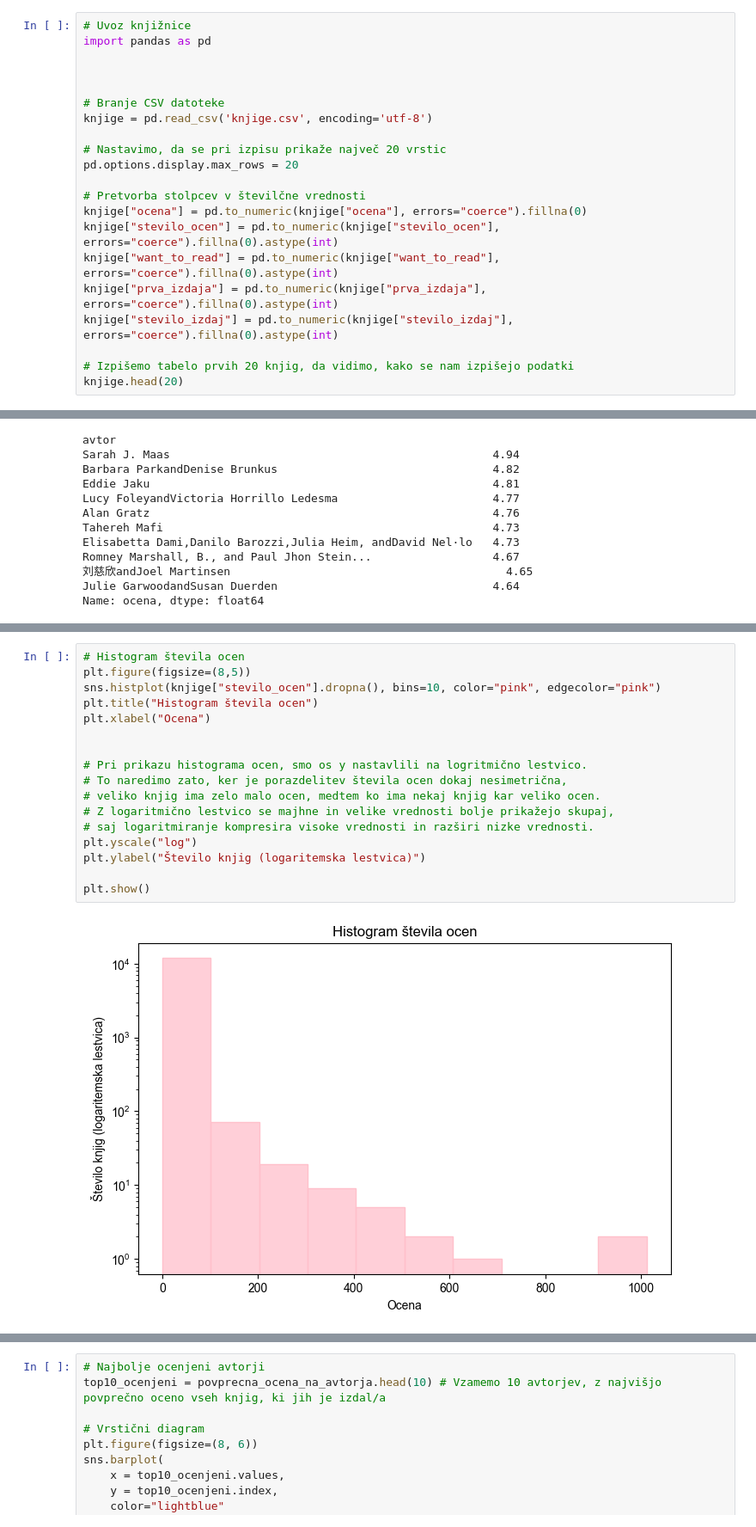
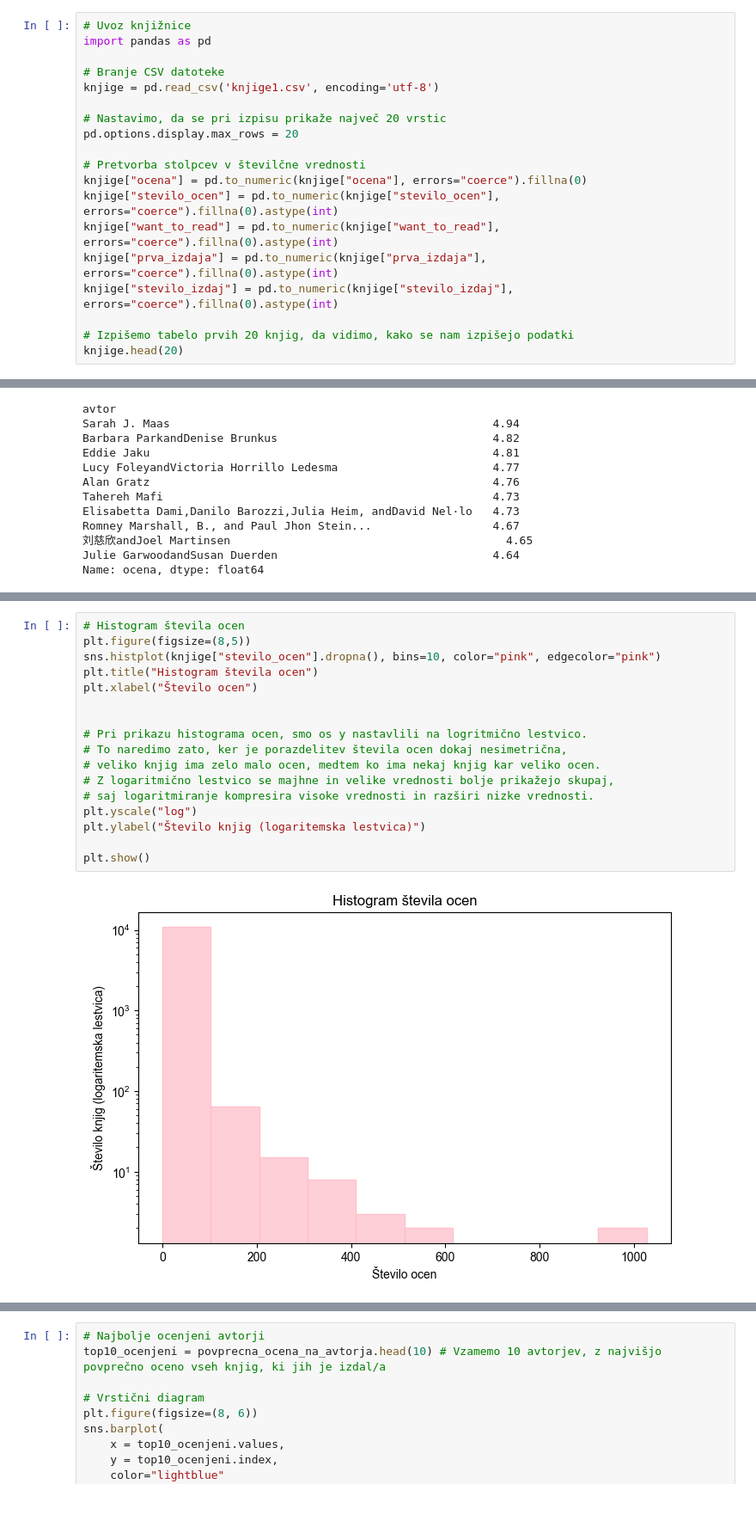
Before and after one commit to zalaplesec/Book-analysis, a Jupyter notebook: analiza.ipynb, the cells around one changed output, grey strips where cells are left out. Shown at 86% size. Drawn from its saved outputs; the diff is of its cells as text.

```diff
--- a/analiza.ipynb
+++ b/analiza.ipynb
@@ -26,10 +8,8 @@ Note: you may need to restart the kernel to use updated packages.
 # Uvoz knjižnice
 import pandas as pd
 
-
-
 # Branje CSV datoteke
-knjige = pd.read_csv('knjige.csv', encoding='utf-8')
+knjige = pd.read_csv('knjige1.csv', encoding='utf-8')
 
 # Nastavimo, da se pri izpisu prikaže največ 20 vrstic
 pd.options.display.max_rows = 20
@@ -273,19 +265,19 @@ plt.show()
 # %%
 # Histogram števila ocen
 plt.figure(figsize=(8,5))
 sns.histplot(knjige["stevilo_ocen"].dropna(), bins=10, color="pink", edgecolor="pink")
 plt.title("Histogram števila ocen")
-plt.xlabel("Ocena")
+plt.xlabel("Število ocen")
 
 
 # Pri prikazu histograma ocen, smo os y nastavlili na logritmično lestvico.
 # To naredimo zato, ker je porazdelitev števila ocen dokaj nesimetrična,
 # veliko knjig ima zelo malo ocen, medtem ko ima nekaj knjig kar veliko ocen.
 # Z logaritmično lestvico se majhne in velike vrednosti bolje prikažejo skupaj,
 # saj logaritmiranje kompresira visoke vrednosti in razširi nizke vrednosti.
 plt.yscale("log")
 plt.ylabel("Število knjig (logaritemska lestvica)")
 
 plt.show()
 # %% [output]
-[figure, old version]
+[figure, new version]
```
Also changed, not shown: parts of 78 cells of this notebook, 5 other files.
